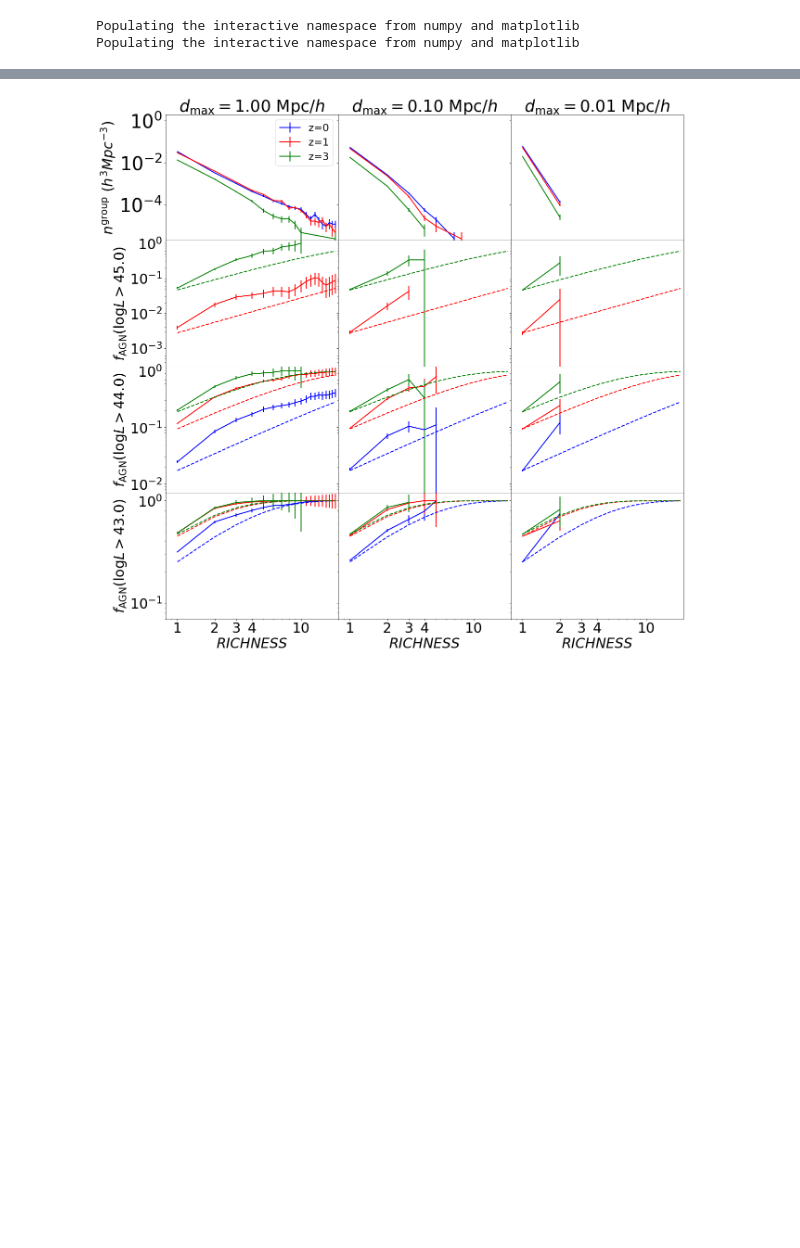
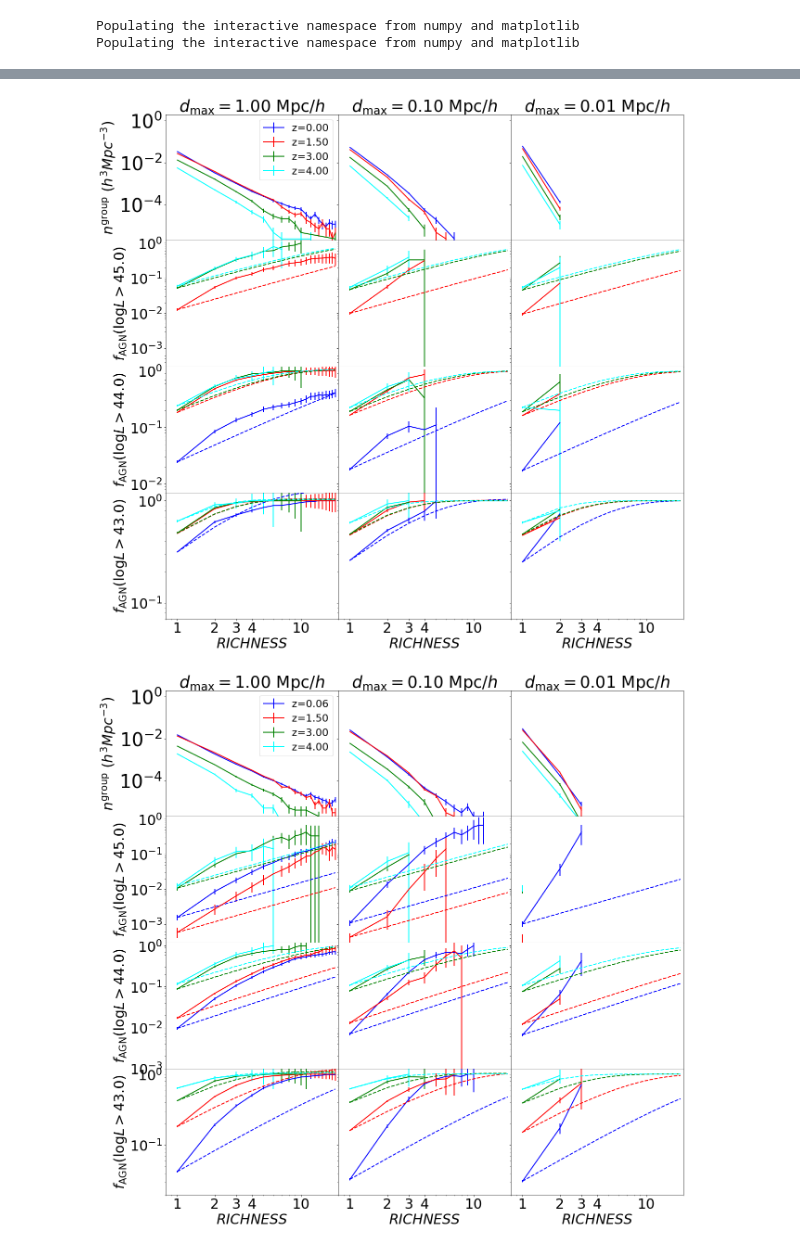
Before and after one commit to akbhowmi/Blackhole_systems_AGN_connection, a Jupyter notebook: Paper_black_systems_and_AGN_connection.ipynb, the cells around one changed output, grey strips where cells are left out. Saved outputs shown, nothing was run; the diff lists cells and outputs as text; code cells hidden in the pictures; blank space fills up the shorter version.

Commit message:
Added a new plot

```diff
--- a/Paper_black_systems_and_AGN_connection.ipynb
+++ b/Paper_black_systems_and_AGN_connection.ipynb
@@ -215,7 +258,7 @@ def make_plot(run,boxsize,col,style):
                 obj.set_title('$d_{\mathrm{max}}=%.2f\ \mathrm{Mpc}/h$'%scale_of_interest,fontsize=35)
 
             #obj.text(0.5,0.9,'$z=%d$'%(redshift),horizontalalignment='center',verticalalignment='center', transform=obj.transAxes,fontsize=20)
-            labl='z=%d'%redshift
+            labl='z=%.2f'%redshift
 
             obj.tick_params(labelsize=40)
 
@@ -345,7 +388,10 @@ def make_plot2(row,y_min,y_max):
                 obj.errorbar(N_space[mask],fraction_space[mask],d_fraction_space[mask],color=col,linewidth=2,label='$d_{\mathrm{max}}=%.2f\ \mathrm{Mpc}/h$'%scale_of_interest,marker=' ',linestyle='-')
                 if (fraction_space[1]>0):
                     mask=fraction_random_space>0
-                    obj.errorbar(N_space[mask],fraction_random_space[mask],color=col,linewidth=2,marker=' ',linestyle='dashed')
+                    norm=fraction_space[0]/fraction_random_space[0]
+
+
+                    obj.errorbar(N_space[mask],fraction_random_space[mask]*norm,color=col,linewidth=2,marker=' ',linestyle='dashed')
                 obj.set_xlim(0.8,20)
                 #pickle.dump([N_space,number/BOXSIZE**3,poisson_error/BOXSIZE**3],open('./output_multiplicity_functions/multiplicity_functions_log_bhmass_cut_%.1f_redshift_%.2f_log_LINKING_LENGTH_%.2f.pickle'%(log_bhmass_cut,redshift,log_scale_of_interest),'w'))
 
@@ -366,39 +412,74 @@ def make_plot2(row,y_min,y_max):
 log_LINKING_LENGTH_space=numpy.linspace(-2,2,40)
 log_bhmass_cut2=6
 scale_of_interest_space=numpy.array([1.0,0.1,0.015])
-redshift_space=[0.0,1,3]
+redshift_space=[0.0,1.5,3,4]
 N_space=numpy.arange(1,20)
 cols=['blue','red','green','cyan']
 skip=3
 
 run='L75n1820TNG'
 simulation='Illustris_TNG'
 boxsize=75.
 
 save_output_path='/ufrc/lblecha/aklantbhowmick/richness_output_AGN_activity/'
 load_output_path_snap='/ufrc/lblecha/aklantbhowmick/%s_BHs/'%simulation
 
 f,ax=plt.subplots(4,3,figsize=(20,20),sharey=False,sharex=True)
 make_plot(run,boxsize,'black','solid')
 ax[0,0].legend(fontsize=22,loc='upper right')
 
 log_lum_cut=45.0
 make_plot2(1,3e-4,1.2)
 
 log_lum_cut=44.0
 make_plot2(2,7e-3,1.2)
 
 log_lum_cut=43.0
 make_plot2(3,7e-2,1.2)
 
 
 
 
 
 
 plt.subplots_adjust(wspace=0,hspace=0)
 #plt.savefig('./BH_multiplicity_functions_redshift_evolution.pdf',bbox_inches='tight')
 
-plt.savefig('./figures_for_paper1/black_hole_multiplicity_functions_TNG.png',bbox_inches='tight')
+plt.savefig('./figures_for_paper1/black_hole_multiplicity_functions_%s.png'%run,bbox_inches='tight')
+
+
+
+run='MBII'
+simulation='MBII'
+boxsize=100.
+
+redshift_space=[0.06,1.5,3,4]
+
+save_output_path='/ufrc/lblecha/aklantbhowmick/richness_output_AGN_activity/'
+load_output_path_snap='/ufrc/lblecha/aklantbhowmick/%s_BHs/'%simulation
+
+f,ax=plt.subplots(4,3,figsize=(20,20),sharey=False,sharex=True)
+make_plot(run,boxsize,'black','solid')
+ax[0,0].legend(fontsize=22,loc='upper right')
+
+log_lum_cut=45.0
+make_plot2(1,3e-4,1.2)
+
+log_lum_cut=44.0
+make_plot2(2,1e-3,1.2)
+
+log_lum_cut=43.0
+make_plot2(3,2e-2,1.2)
+
+
+
+
+
+
+plt.subplots_adjust(wspace=0,hspace=0)
+#plt.savefig('./BH_multiplicity_functions_redshift_evolution.pdf',bbox_inches='tight')
+
+plt.savefig('./figures_for_paper1/black_hole_multiplicity_functions_%s.png'%run,bbox_inches='tight')
 # %% [output]
-[figure, old version]
+[figure, new version]
+[figure, added]
```
Also changed, not shown: parts of 7 cells of this notebook.
